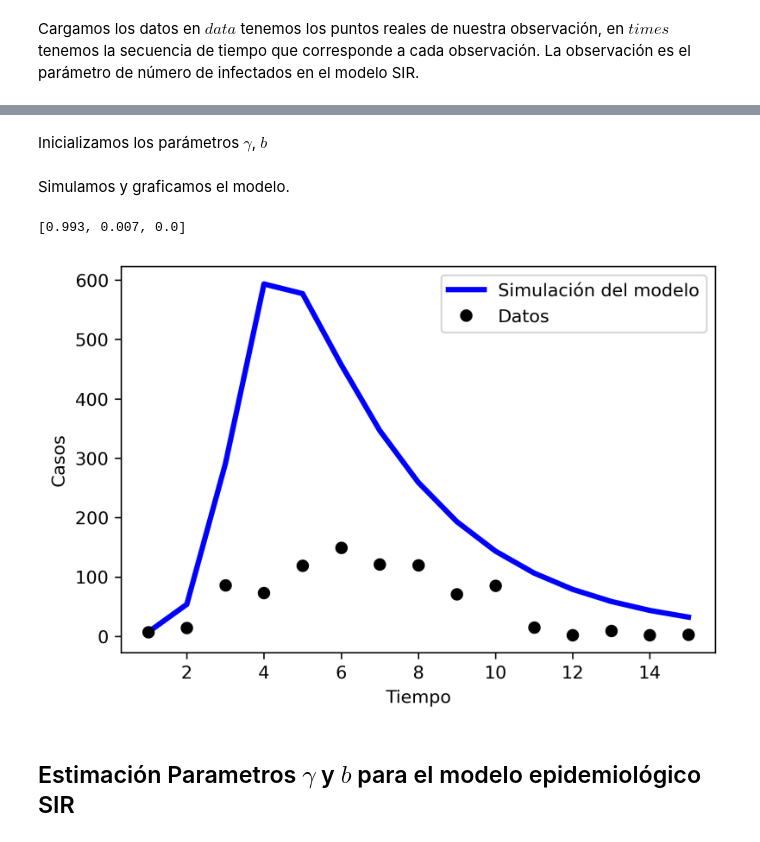
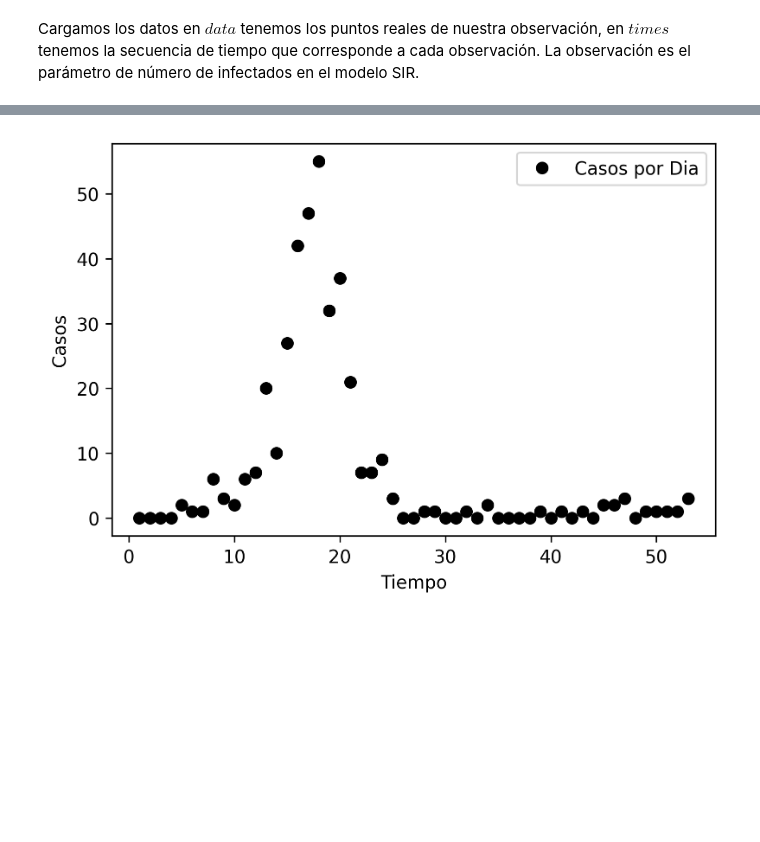
Before and after one commit to Juan-Vicente/DenguePeru, a Jupyter notebook: LeerDatos.ipynb, the cells around one changed output, grey strips where cells are left out. Saved outputs shown, nothing was run; the diff lists cells and outputs as text; code cells hidden in the pictures; blank space fills up the shorter version.

Commit message:
procesamiento datos Lima

```diff
--- a/LeerDatos.ipynb
+++ b/LeerDatos.ipynb
@@ -17,6 +17,6 @@ rcParams["savefig.dpi"] = 100
 rcParams["figure.dpi"] = 150
 rcParams["font.size"] = 10
 # %%
-datosCompletos = pd.read_csv("DEN 2020.csv",usecols=["Distrito","numero_casos","Semana"],sep=";")
+datosCompletos = pd.read_csv("datos\DEN_2020.csv",usecols=["Departamento","numero_casos","Semana"],sep=";")
 datosCompletos.head()
 # %% [output]
@@ -27,8 +27,8 @@ datosCompletos.head()
 | 3 | LAMBAYEQUE | 3 casos | 53 |
 | 4 | LAMBAYEQUE | 3 casos | 52 |
 # %%
-datosCiudad=datosCompletos[datosCompletos.Distrito=="LIMA"]
-datosCiudad['numero_casos']=datosCiudad.numero_casos.str.split(' ').str[0]
+datosCiudad=datosCompletos[datosCompletos.Departamento=="LIMA"]
+datosCiudad['numero_casos']=(datosCiudad.numero_casos.str.split(' ').str[0]).astype(int)
 # %% [output]
 A value is trying to be set on a copy of a slice from a DataFrame.
 Try using .loc[row_indexer,col_indexer] = value instead
@@ -50,0 +70,4 @@ See the caveats in the documentation: https://pandas.pydata.org/pandas-docs/stab
+# %%
+df=datosCiudad.groupby(['Semana'])['numero_casos'].sum()
+
+df.head()
@@ -51,6 +82,6 @@ See the caveats in the documentation: https://pandas.pydata.org/pandas-docs/stab
 # %% [markdown]
 Cargamos los datos en $\textit{data}$ tenemos los puntos reales de nuestra observación, en $\textit{times}$ tenemos la secuencia de tiempo que corresponde a cada observación. La observación es el parámetro de número de infectados en el modelo SIR.
 # %%
-C=datosCiudad.numero_casos.values.astype(int)
+C=df.values
 
-S=datosCiudad.Semana.values
+S=df.index.values
@@ -121,11 +95,0 @@ def yfcn(res, params):
-# %% [markdown]
-Inicializamos los parámetros $\gamma$, $b$
-# %% [markdown]
-Simulamos y graficamos el modelo.
-# %%
-params = [2.4, .3,1000]
-paramnames = ['b', 'gamma', 'k','N']
-ini = x0fcn(params,data)
-print(ini)
-# %% [output]
-[0.993, 0.007, 0.0]
@@ -136,13 +96,9 @@ sim_measure =yfcn(res, params)
 # %%
-
-#print(sim_measure)
-plt.plot(times, sim_measure, 'b-', linewidth=3, label='Simulación del modelo')
-plt.plot(times, data, 'ko', linewidth=2, label='Datos')
+CD=np.diff(C,prepend=[0])
+plt.plot(S,CD, 'ko', linewidth=2, label='Casos por Dia')
 plt.xlabel('Tiempo')
 plt.ylabel('Casos')
 plt.legend()
 plt.show()
 # %% [output]
-[figure, old version]
+[figure, new version]
-# %% [markdown]
-## Estimación Parametros $\gamma$ y $b$ para el modelo epidemiológico SIR
```
Also changed, not shown: parts of 23 cells of this notebook, 10 other files.
